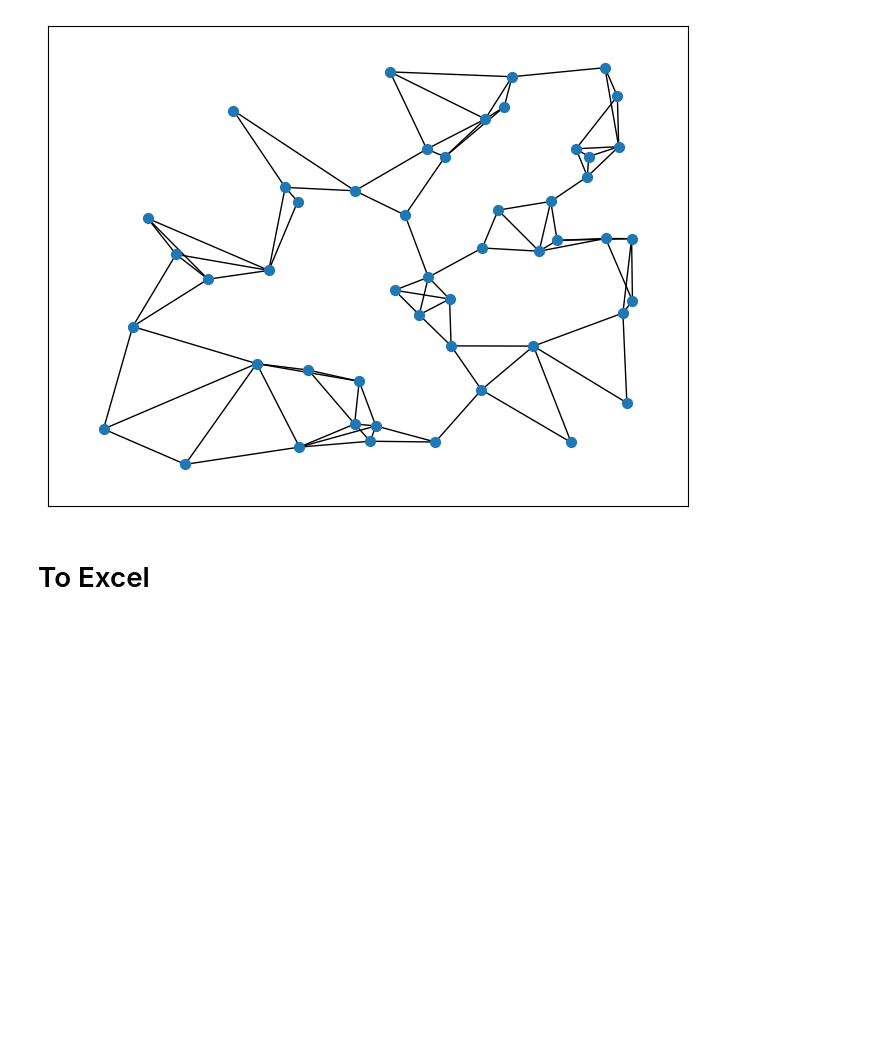
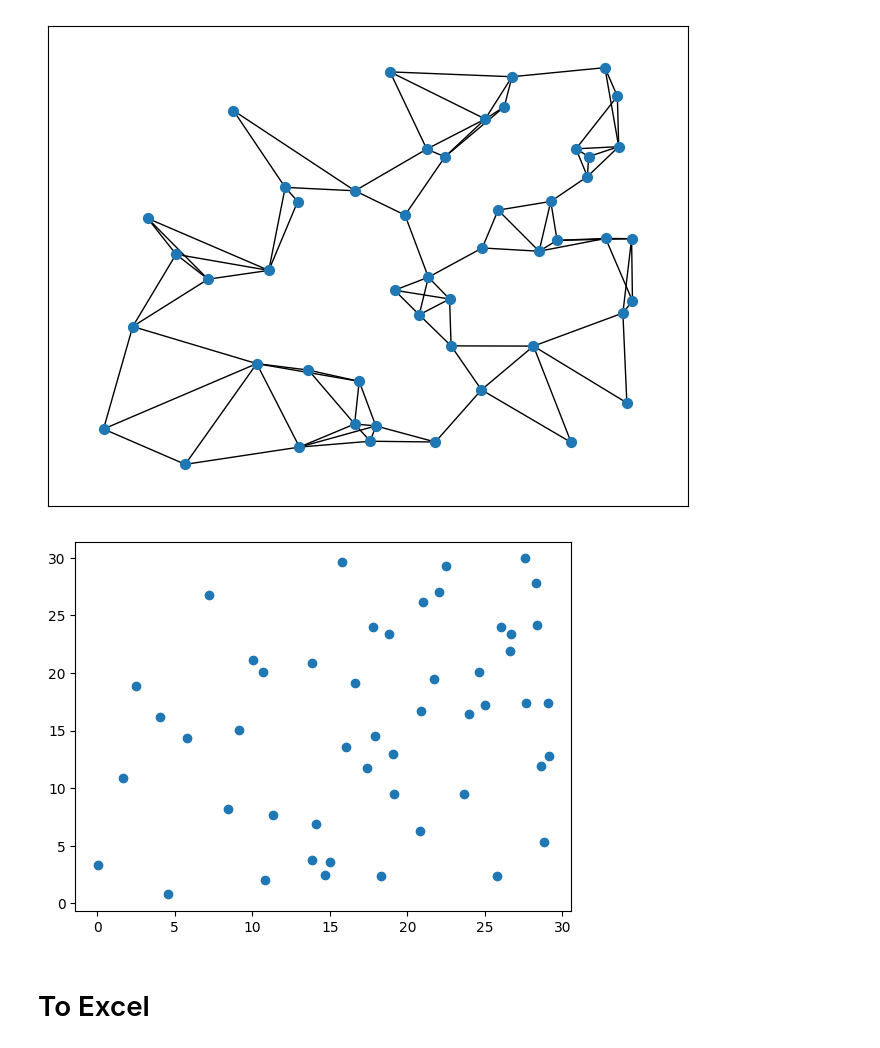
Before and after one commit to FelixFern/Graph-Partitioning-Optimization, a Jupyter notebook: Graph Partitioning.ipynb, the cells around one changed output. Cells and saved outputs as stored; diff of their text form; code cells hidden in the pictures; blank space fills up the shorter version.

```diff
--- a/Graph Partitioning.ipynb
+++ b/Graph Partitioning.ipynb
@@ -33,6 +33,11 @@ plt.axis("on")
 plt.show()
 # %% [output]
 [figure]
+# %%
+plt.scatter(points_x, points_y)
+plt.savefig('./plot/scattered-data.png')
+# %% [output]
+[figure, added]
 # %% [markdown]
 # To Excel
 # %%
```
Also changed, not shown: parts of 22 cells of this notebook, 21 other files.
